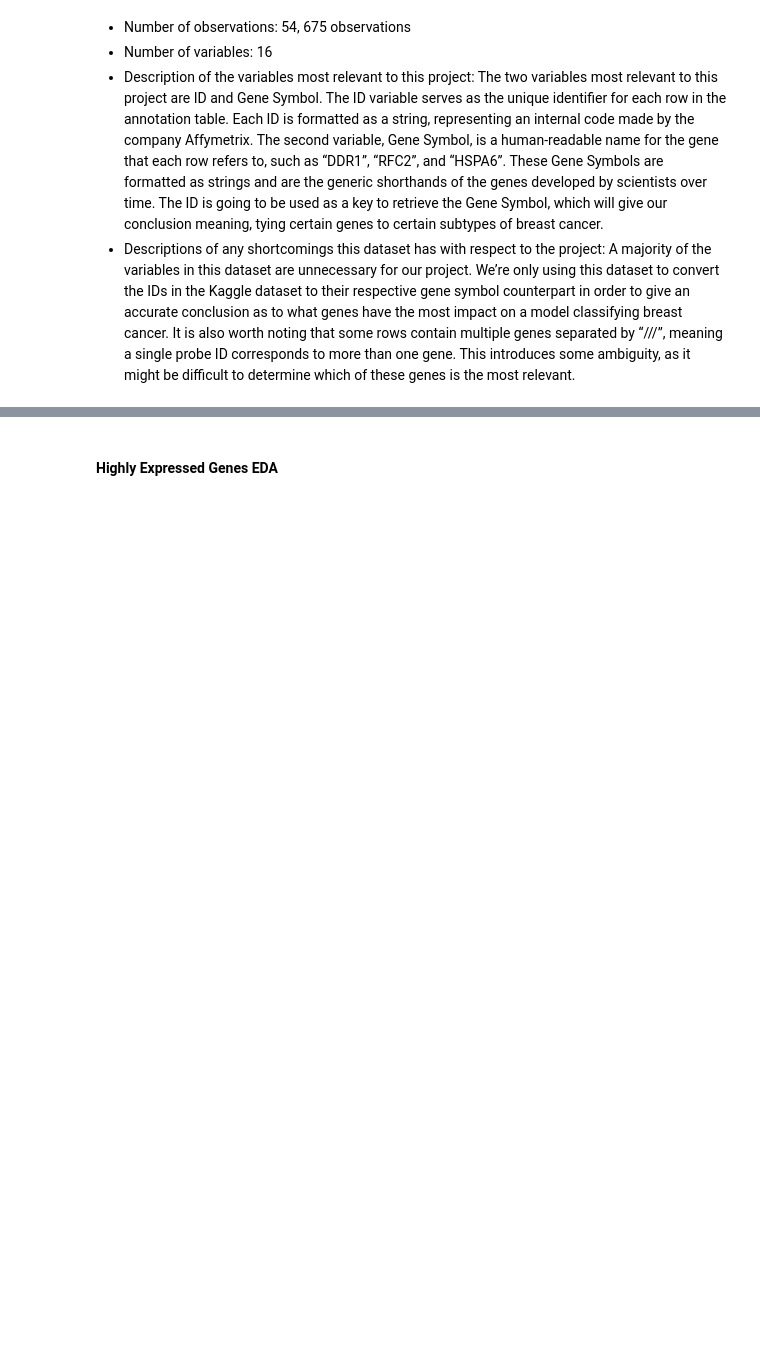
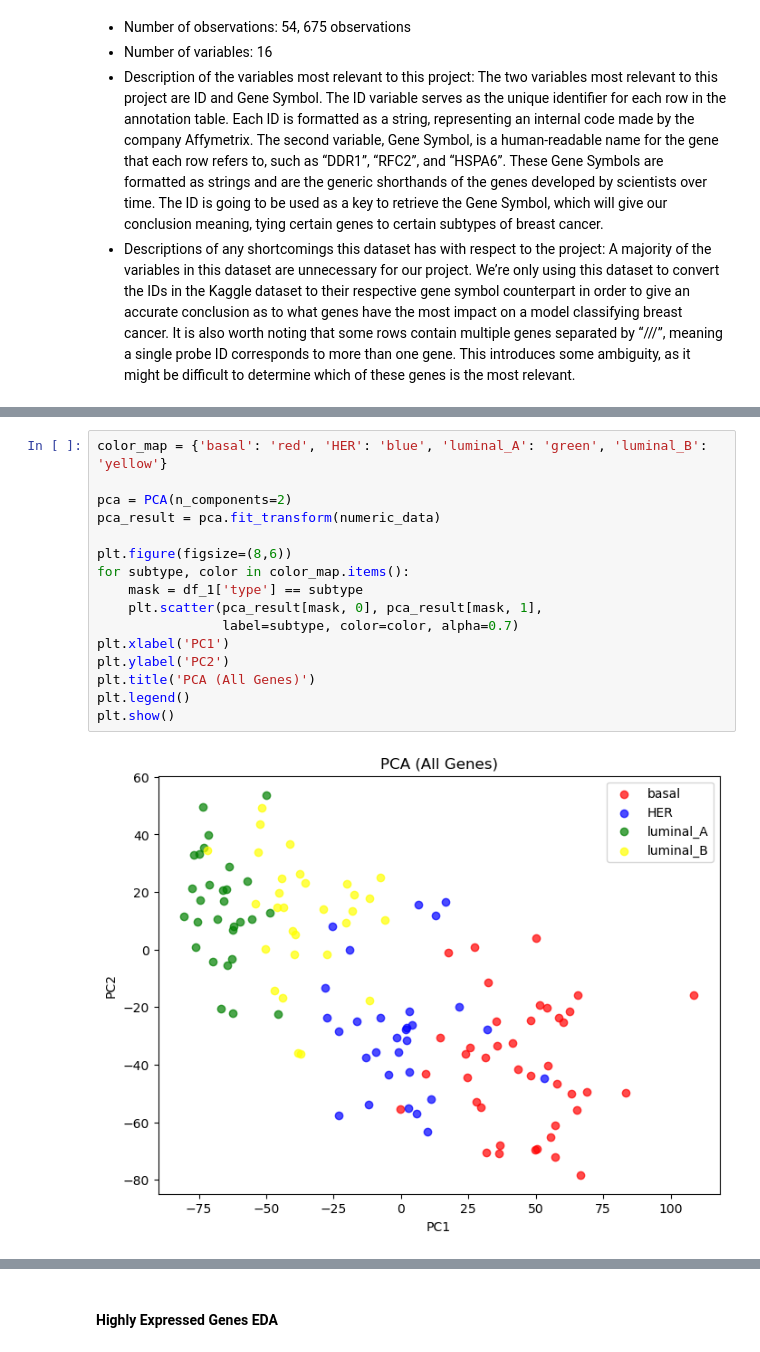
Before and after one commit to COGS108/Group099_WI26, a Jupyter notebook: 02-EDACheckpoint.ipynb, the cells around one changed output, grey strips where cells are left out. Saved outputs shown, nothing was run; the diff lists cells and outputs as text; blank space fills up the shorter version.

```diff
--- a/02-EDACheckpoint.ipynb
+++ b/02-EDACheckpoint.ipynb
@@ -177,0 +174,18 @@ Please note that you should consider the use of python modules in your work.  An
+# %%
+color_map = {'basal': 'red', 'HER': 'blue', 'luminal_A': 'green', 'luminal_B': 'yellow'}
+
+pca = PCA(n_components=2)
+pca_result = pca.fit_transform(numeric_data)
+
+plt.figure(figsize=(8,6))
+for subtype, color in color_map.items():
+    mask = df_1['type'] == subtype
+    plt.scatter(pca_result[mask, 0], pca_result[mask, 1],
+                label=subtype, color=color, alpha=0.7)
+plt.xlabel('PC1')
+plt.ylabel('PC2')
+plt.title('PCA (All Genes)')
+plt.legend()
+plt.show()
+# %% [output]
+[figure, added]
```
Also changed, not shown: parts of 15 cells of this notebook.
